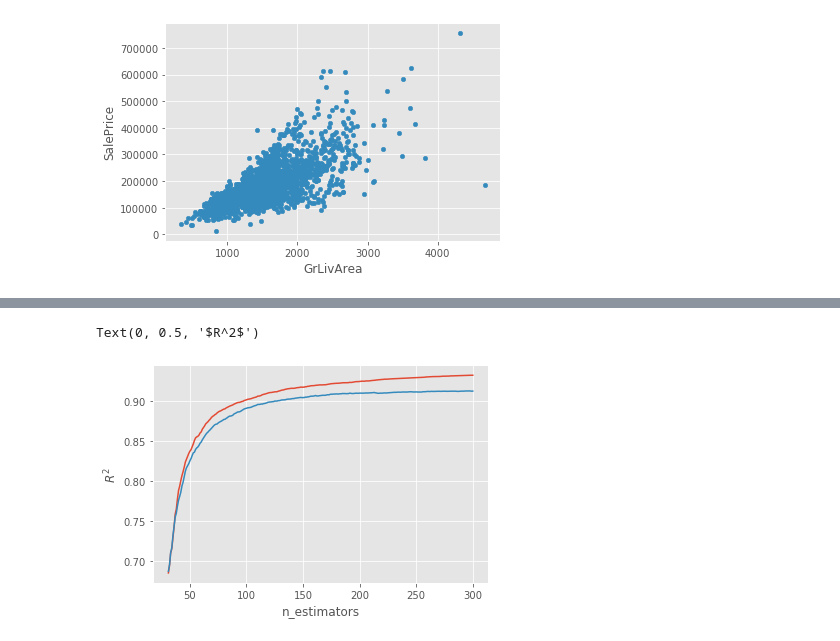
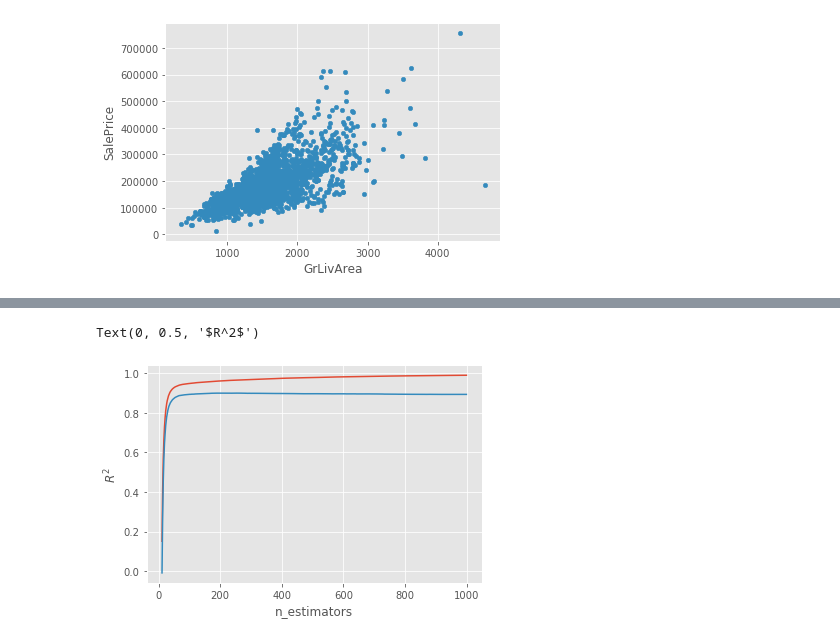
Before and after one commit to mhope321/ML-Project, a Jupyter notebook: Garrett/GBM_with_Feature_Selection_SalePrice.ipynb, the cells around one changed output, grey strips where cells are left out. Drawn from its saved outputs; the diff is of its cells as text; code cells hidden in the pictures.

```diff
--- a/Garrett/GBM_with_Feature_Selection_SalePrice.ipynb
+++ b/Garrett/GBM_with_Feature_Selection_SalePrice.ipynb
@@ -34,0 +73,2 @@ y = np.log(housing['SalePrice'])
+# %%
+X = X.fillna(0)
@@ -63,8 +81,3 @@ y.isna().sum()
-# %%
-X_train = X_train.fillna(X_train.mean())
-X_test  = X_test.fillna(X_test.mean())
-
-X = X.fillna(X.mean())
 # %%
 gbm = GradientBoostingRegressor()
 # %%
@@ -79,6 +88,6 @@ The test set R^2 is 0.907
 # %%
-model = gbm.fit(X_train, y_train)
-y_pred = model.predict(X_test)
+# model = gbm.fit(X_train, y_train)
+# y_pred = model.predict(X_test)
 # %%
 # from sklearn.metrics import r2_score
 # r2_score(y_pred, y_test)
@@ -87,5 +96,5 @@ y_pred = model.predict(X_test)
 # %%
-gbm.set_params(learning_rate=0.1, n_estimators=1000, max_depth=2, max_features=3, subsample=0.9, warm_start=False)
+gbm.set_params(n_estimators=1000, warm_start=False, verbose = 1)
 gbm.fit(X_train,y_train)
 print('-'*50)
 print("The train set R^2 is %.3f" %(gbm.score(X_train, y_train)))
@@ -109,15 +132,15 @@ for n in steps:
     trainR2.append(r2_score(y_pred_train, y_train))
     testR2.append(r2_score(y_pred_test, y_test))
 # %%
-start = 30
-end   = 300
+start = 10
+end   = 1000
 plt.plot(steps[start:end], trainR2[start:end],label='train')
 plt.plot(steps[start:end], testR2[start:end],label='test')
 plt.xlabel('n_estimators')
 plt.ylabel(r'$R^2$')
 # %% [output]
 Text(0, 0.5, '$R^2$')
-[figure, old version]
+[figure, new version]
 # %%
 # LR = {'n_estimators':[70, 75, 80, 90, 100, 125, 150, 250, 300], \
 #       'max_depth':[1,2,3,4,5], 'max_features': [1, 2, 3, 4, 5]}
```
Also changed, not shown: parts of 31 cells of this notebook.
